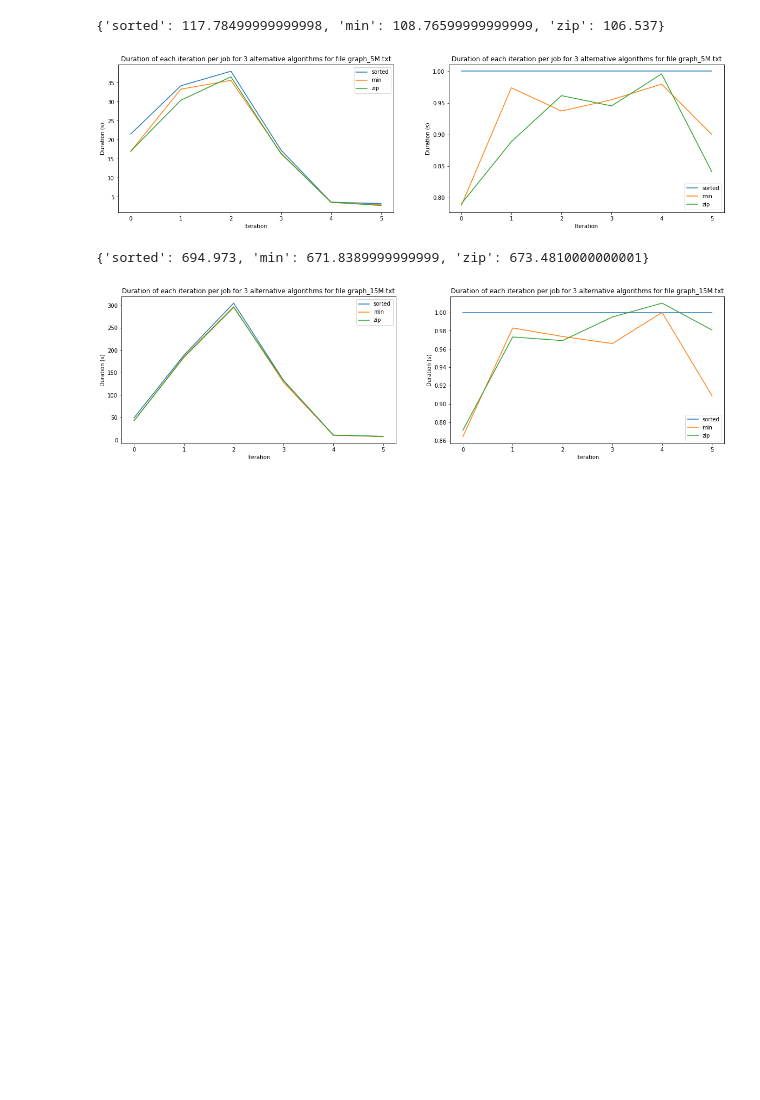
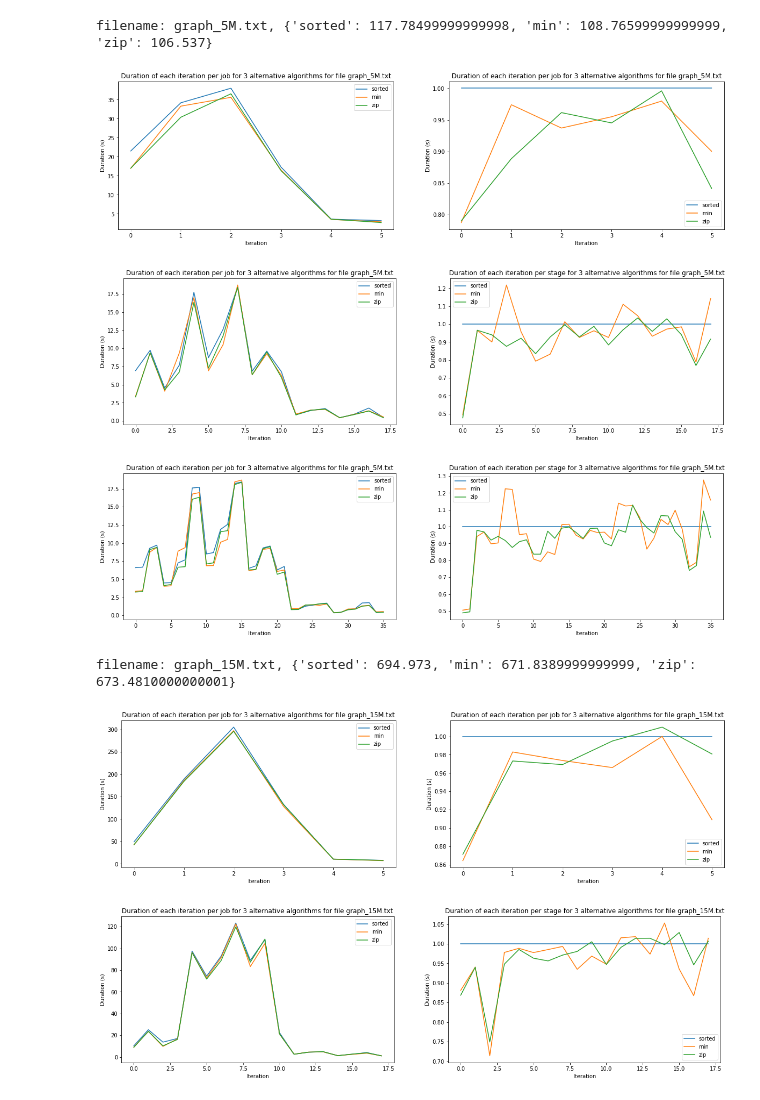
Before and after one commit to MaximeRedstone/graphsMapReduce, a Jupyter notebook: notebooks/log_analyzer.ipynb, the cells around one changed output. Drawn from its saved outputs; the diff is of its cells as text; code cells hidden in the pictures; blank space fills up the shorter version.

```diff
--- a/notebooks/log_analyzer.ipynb
+++ b/notebooks/log_analyzer.ipynb
@@ -60,7 +60,7 @@ def plot_jobs_duration(log_jobs, filename, first_job_id=0):
 
     plt.show()
 # %%
-def plot_stages_duration(log_stages, first_job_id=0):
+def plot_stages_duration(log_stages, filename, first_job_id=0):
 
     run_sorted = log_stages.loc[(log_stages['Job ID'] <= 5 + first_job_id)]
     run_min = log_stages.loc[((log_stages['Job ID'] > 5 + first_job_id) & (log_stages['Job ID'] <= 11 + first_job_id))]
@@ -70,11 +70,31 @@ def plot_stages_duration(log_stages, first_job_id=0):
     run_min.reset_index(inplace=True)
     run_zip.reset_index(inplace=True)
 
-    plt.plot(run_sorted[['Duration']], label='sorted')
-    plt.plot(run_min[['Duration']], label='min')
-    plt.plot(run_zip[['Duration']], label='zip')
-    plt.title("Duration of each iteration per stage for 3 alternative algorithms")
-    plt.xlabel("Iteration")
-    plt.ylabel("Duration (s)")
-    plt.legend()
+    run_sorted_rel = run_sorted.copy()
+    run_min_rel = run_min.copy()
+    run_zip_rel = run_zip.copy()
+    for i in range(len(run_sorted_rel)):
+        run_min_rel.loc[i, 'Duration'] /= run_sorted_rel.loc[i, 'Duration']
+        run_zip_rel.loc[i, 'Duration'] /= run_sorted_rel.loc[i, 'Duration']
+        run_sorted_rel.loc[i, 'Duration'] = 1
+
+    fig, ax = plt.subplots(nrows=1, ncols=2, figsize=(20, 5))
+    abs_val_plt = ax[0]
+    abs_val_plt.plot(run_sorted[['Duration']], label='sorted')
+    abs_val_plt.plot(run_min[['Duration']], label='min')
+    abs_val_plt.plot(run_zip[['Duration']], label='zip')
+    abs_val_plt.set_title(f"Duration of each iteration per job for 3 alternative algorithms for file {filename}")
+    abs_val_plt.set_xlabel("Iteration")
+    abs_val_plt.set_ylabel("Duration (s)")
+    abs_val_plt.legend()
+
+    rel_val_plt = ax[1]
+    rel_val_plt.plot(run_sorted_rel[['Duration']], label='sorted')
+    rel_val_plt.plot(run_min_rel[['Duration']], label='min')
+    rel_val_plt.plot(run_zip_rel[['Duration']], label='zip')
+    rel_val_plt.set_title(f"Duration of each iteration per stage for 3 alternative algorithms for file {filename}")
+    rel_val_plt.set_xlabel("Iteration")
+    rel_val_plt.set_ylabel("Duration (s)")
+    rel_val_plt.legend()
+
     plt.show()
@@ -83,13 +146,18 @@ filenames = ['graph_5M.txt', 'graph_15M.txt']
 # %%
 log_jobs, log_stages, log_tasks, log_rdds, log_accumulables = read_csvs('graph_5M.txt')
 plot_jobs_duration(log_jobs, 'graph_5M.txt', first_job_id=0)
-# plot_stages_duration(log_stages, first_job_id=0)
+plot_stages_duration(log_stages, 'graph_5M.txt', first_job_id=0)
+plot_tasks_duration(log_stages, log_tasks, 'graph_5M.txt', first_job_id=0)
 
 log_jobs, log_stages, log_tasks, log_rdds, log_accumulables = read_csvs('graph_15M.txt')
 plot_jobs_duration(log_jobs, 'graph_15M.txt', first_job_id=1)
-# plot_stages_duration(log_stages, first_job_id=1)
+plot_stages_duration(log_stages, 'graph_15M.txt', first_job_id=1)
+plot_tasks_duration(log_stages, log_tasks, 'graph_15M.txt', first_job_id=0)
 # %% [output]
-{'sorted': 117.78499999999998, 'min': 108.76599999999999, 'zip': 106.537}
+filename: graph_5M.txt, {'sorted': 117.78499999999998, 'min': 108.76599999999999, 'zip': 106.537}
 [figure]
+[figure, new version]
+[figure, added]
-{'sorted': 694.973, 'min': 671.8389999999999, 'zip': 673.4810000000001}
+filename: graph_15M.txt, {'sorted': 694.973, 'min': 671.8389999999999, 'zip': 673.4810000000001}
-[figure, old version]
+[figure, added]
+[figure, added]
```
Also changed, not shown: parts of 3 cells of this notebook, 15 other files.
